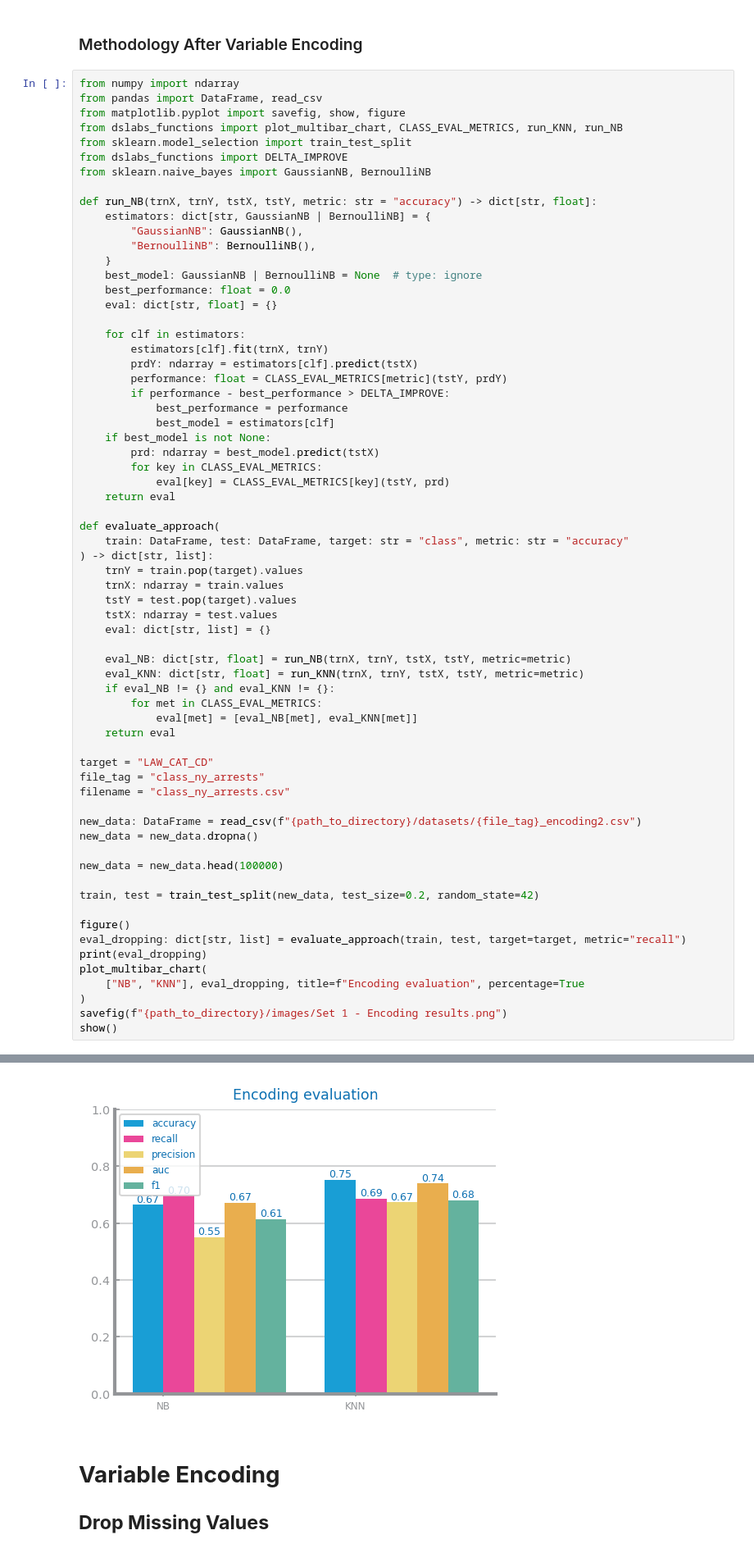
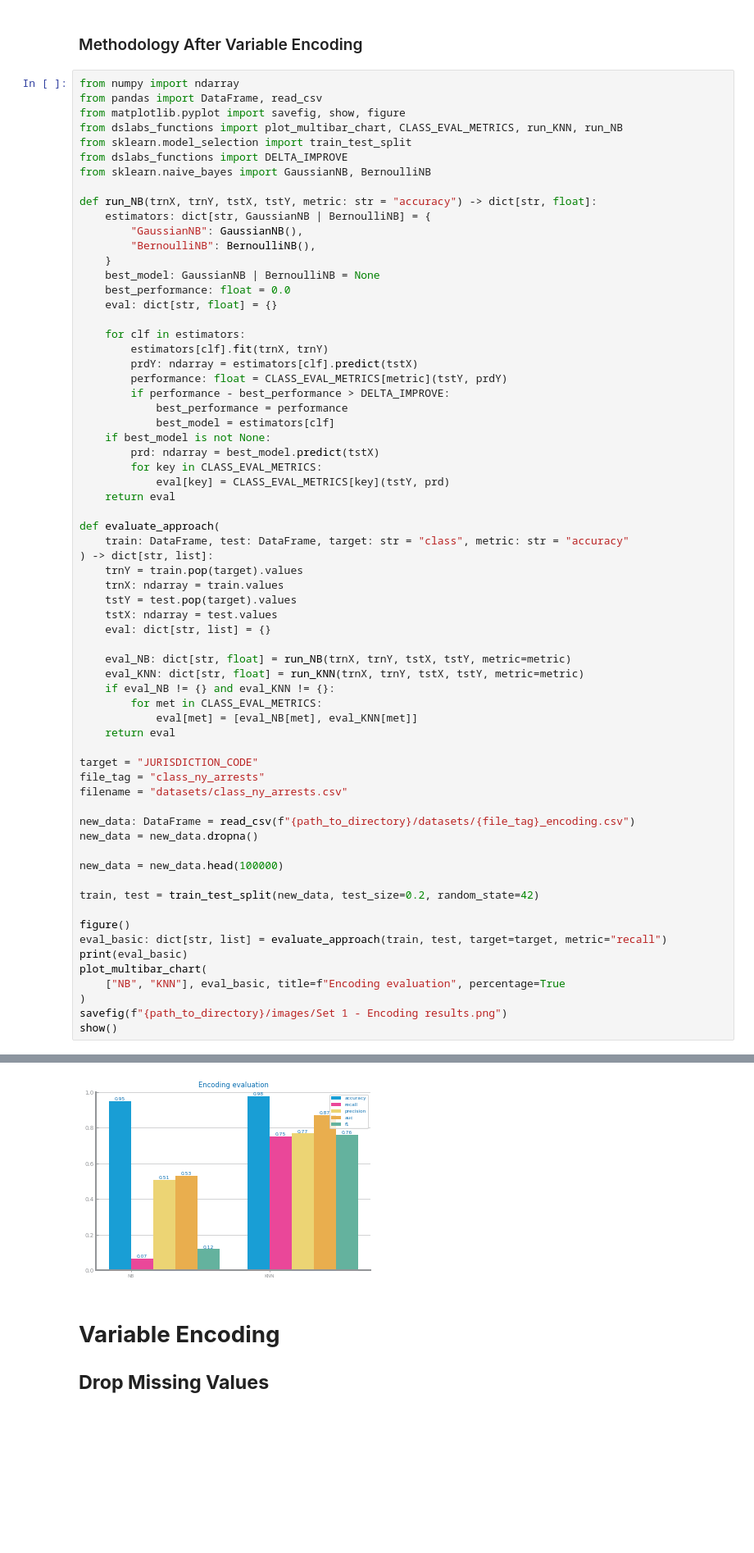
Before and after one commit to Moraisgit/data_science_project, a Jupyter notebook: src/set1_data_preparation.ipynb, the cells around one changed output, grey strips where cells are left out. Shown at 82% size. Saved outputs shown, nothing was run; the diff lists cells and outputs as text; blank space fills up the shorter version.

```diff
--- a/src/set1_data_preparation.ipynb
+++ b/src/set1_data_preparation.ipynb
@@ -143,7 +159,7 @@ def run_NB(trnX, trnY, tstX, tstY, metric: str = "accuracy") -> dict[str, float]
         "GaussianNB": GaussianNB(),
         "BernoulliNB": BernoulliNB(),
     }
-    best_model: GaussianNB | BernoulliNB = None  # type: ignore
+    best_model: GaussianNB | BernoulliNB = None
     best_performance: float = 0.0
     eval: dict[str, float] = {}
 
@@ -176,11 +192,11 @@ def evaluate_approach(
             eval[met] = [eval_NB[met], eval_KNN[met]]
     return eval
 
-target = "LAW_CAT_CD"
+target = "JURISDICTION_CODE"
 file_tag = "class_ny_arrests"
-filename = "class_ny_arrests.csv"
+filename = "datasets/class_ny_arrests.csv"
 
-new_data: DataFrame = read_csv(f"{path_to_directory}/datasets/{file_tag}_encoding2.csv")
+new_data: DataFrame = read_csv(f"{path_to_directory}/datasets/{file_tag}_encoding.csv")
 new_data = new_data.dropna()
 
 new_data = new_data.head(100000)
@@ -188,10 +204,10 @@ new_data = new_data.head(100000)
 train, test = train_test_split(new_data, test_size=0.2, random_state=42)
 
 figure()
-eval_dropping: dict[str, list] = evaluate_approach(train, test, target=target, metric="recall")
-print(eval_dropping)
+eval_basic: dict[str, list] = evaluate_approach(train, test, target=target, metric="recall")
+print(eval_basic)
 plot_multibar_chart(
-    ["NB", "KNN"], eval_dropping, title=f"Encoding evaluation", percentage=True
+    ["NB", "KNN"], eval_basic, title=f"Encoding evaluation", percentage=True
 )
 savefig(f"{path_to_directory}/images/Set 1 - Encoding results.png")
 show()
@@ -200,4 +216,4 @@ show()
-[figure, old version]
+[figure, new version]
 # %% [markdown]
 # **Variable Encoding**
 ## **Drop Missing Values**
```
Also changed, not shown: parts of 55 cells of this notebook.
